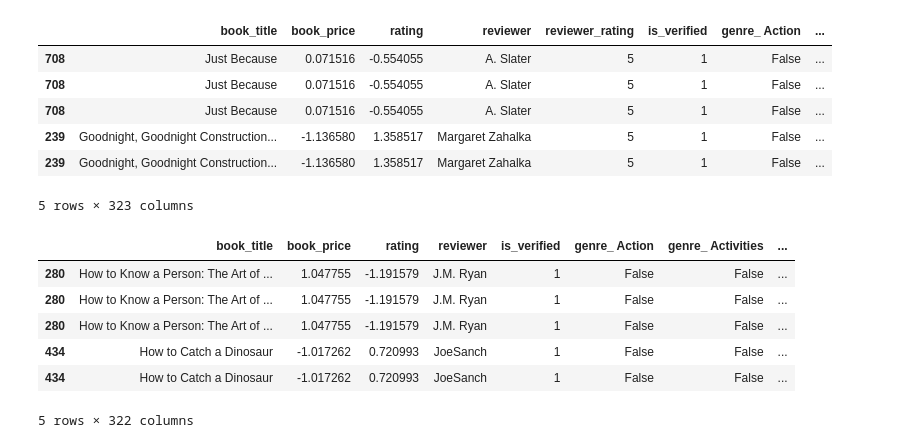
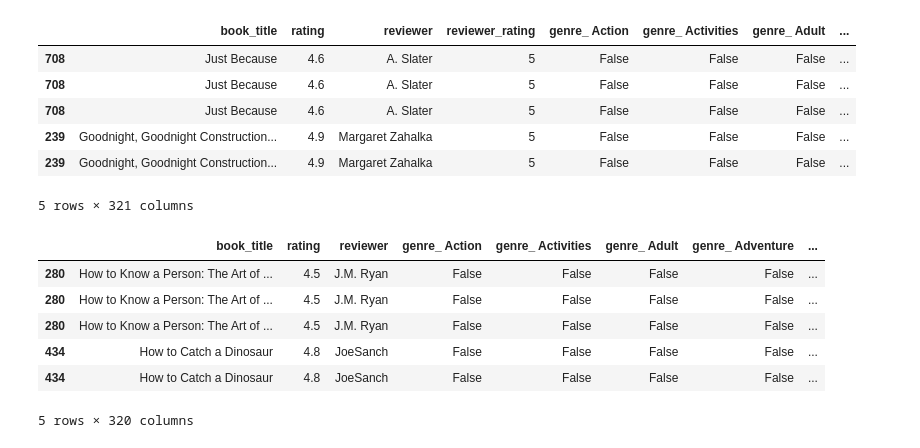
Before and after one commit to gonzalo-ceb/tf-data-science, a Jupyter notebook: notebooks/pre_procesamiento.ipynb, the cells around one changed output. Cells and saved outputs as stored; diff of their text form; code cells hidden in the pictures.

```diff
--- a/notebooks/pre_procesamiento.ipynb
+++ b/notebooks/pre_procesamiento.ipynb
@@ -30,54 +30,43 @@ test.head()
 | 585 | 69 | Hello, Baby Animals: A Durable Hi... | 4.73 | 4.9 | duopress labs, Julissa Mora | 2016 | Childrens, Picture Books, Animals | amazon.com/Hello-Baby-Animals-Hig... | ... |
 # %%
 # PROCESAMIENTO DE TRAIN
-train = train.drop(columns=['rank', 'url', 'timestamp', 'asin', 'author', 'year_of_publication', 'date', 'asin'])
+train = train.drop(columns=['rank', 'url', 'timestamp', 'asin', 'author', 'year_of_publication', 'date', 'asin', 'book_price','is_verified'])
 
 # SEPARAMOS LOS GÉNEROS
 train['genre'] = train['genre'].str.split(',')
 train = train.explode('genre')
 train = pd.get_dummies(train, columns=['genre'], drop_first=False)
-
-# IS_VERIFIED A BINARIO
-train['is_verified'] = train['is_verified'].apply(lambda x: 1 if x else 0)
-
-# COMPROBAR COLUMNAS NUMÉRICAS
-train['book_price'] = pd.to_numeric(train['book_price'], errors='coerce')
-train['rating'] = pd.to_numeric(train['rating'], errors='coerce')
-
-# ESCALADO VARIABLES NUMÉRICAS
-scaler = StandardScaler()
-train[['book_price', 'rating']] = scaler.fit_transform(train[['book_price', 'rating']])
 
 # PROCESAMIENTO DE LAS REVIEWS DE LOS USUARIOS
 tfidf_vectorizer_title = TfidfVectorizer(max_features=100)
 tfidf_vectorizer_description = TfidfVectorizer(max_features=100)
 
 # APLICAR TF-IDF
 tfidf_title = tfidf_vectorizer_title.fit_transform(train['review_title'].fillna(''))
 tfidf_description = tfidf_vectorizer_description.fit_transform(train['review_description'].fillna(''))
 
-# CONVERTIR TF-IDF EN DATAFRAMES
-tfidf_title_df = pd.DataFrame(tfidf_title.toarray(), columns=tfidf_vectorizer_title.get_feature_names_out(), index=train.index)
-tfidf_description_df = pd.DataFrame(tfidf_description.toarray(), columns=tfidf_vectorizer_description.get_feature_names_out(), index=train.index)
+# CONVERTIR TF-IDF EN DATAFRAMES CON PREFIJOS
+tfidf_title_df = pd.DataFrame(tfidf_title.toarray(), columns=[f'word_title_{word}' for word in tfidf_vectorizer_title.get_feature_names_out()], index=train.index)
+tfidf_description_df = pd.DataFrame(tfidf_description.toarray(), columns=[f'word_desc_{word}' for word in tfidf_vectorizer_description.get_feature_names_out()], index=train.index)
 
-# CONTATENARLOS
+# CONCATENARLOS
 train = pd.concat([train, tfidf_title_df, tfidf_description_df], axis=1)
 
 # ELIMINAR ORIGINALES
 train.drop(columns=['review_title', 'review_description'], inplace=True)
 
 train.head()
 # %% [output]
-|  | book_title | book_price | rating | reviewer | reviewer_rating | is_verified | genre_ Action | ... |
-| 708 | Just Because | 0.071516 | -0.554055 | A. Slater | 5 | 1 | False | ... |
-| 708 | Just Because | 0.071516 | -0.554055 | A. Slater | 5 | 1 | False | ... |
-| 708 | Just Because | 0.071516 | -0.554055 | A. Slater | 5 | 1 | False | ... |
-| 239 | Goodnight, Goodnight Construction... | -1.136580 | 1.358517 | Margaret Zahalka | 5 | 1 | False | ... |
-| 239 | Goodnight, Goodnight Construction... | -1.136580 | 1.358517 | Margaret Zahalka | 5 | 1 | False | ... |
+|  | book_title | rating | reviewer | reviewer_rating | genre_ Action | genre_ Activities | genre_ Adult | ... |
+| 708 | Just Because | 4.6 | A. Slater | 5 | False | False | False | ... |
+| 708 | Just Because | 4.6 | A. Slater | 5 | False | False | False | ... |
+| 708 | Just Because | 4.6 | A. Slater | 5 | False | False | False | ... |
+| 239 | Goodnight, Goodnight Construction... | 4.9 | Margaret Zahalka | 5 | False | False | False | ... |
+| 239 | Goodnight, Goodnight Construction... | 4.9 | Margaret Zahalka | 5 | False | False | False | ... |
-5 rows × 323 columns
+5 rows × 321 columns
 # %%
 # PROCESAMIENTO DE TEST
-test = test.drop(columns=['rank', 'url', 'timestamp', 'asin', 'author', 'year_of_publication', 'date', 'asin'])
+test = test.drop(columns=['rank', 'url', 'timestamp', 'asin', 'author', 'year_of_publication', 'date', 'asin', 'book_price','is_verified'])
 
 # SEPARAMOS LOS GÉNEROS
 test['genre'] = test['genre'].str.split(',')
@@ -89,16 +78,6 @@ missing_genres = set(train.columns) - set(test.columns)
 for col in missing_genres:
     if 'genre_' in col:  # Agregar columnas de género faltantes
         test[col] = 0
-
-# IS_VERIFIED A BINARIO
-test['is_verified'] = test['is_verified'].apply(lambda x: 1 if x else 0)
-
-# COMPROBAR QUE SON VALORES NUMÉRICOS
-test['book_price'] = pd.to_numeric(test['book_price'], errors='coerce')
-test['rating'] = pd.to_numeric(test['rating'], errors='coerce')
-
-# ESCALADO DE VARIABLES NUMÉRICAS
-test[['book_price', 'rating']] = scaler.transform(test[['book_price', 'rating']])
 
 # PROCESAMIENTO DE LAS REVIEWS DE LOS USUARIOS
 tfidf_title_test = tfidf_vectorizer_title.transform(test['review_title'].fillna(''))
@@ -127,13 +106,13 @@ assert train_columns == test_columns, "Train y Test no tienen las mismas columna
 
 test.head()
 # %% [output]
-|  | book_title | book_price | rating | reviewer | is_verified | genre_ Action | genre_ Activities | ... |
-| 280 | How to Know a Person: The Art of ... | 1.047755 | -1.191579 | J.M. Ryan | 1 | False | False | ... |
-| 280 | How to Know a Person: The Art of ... | 1.047755 | -1.191579 | J.M. Ryan | 1 | False | False | ... |
-| 280 | How to Know a Person: The Art of ... | 1.047755 | -1.191579 | J.M. Ryan | 1 | False | False | ... |
-| 434 | How to Catch a Dinosaur | -1.017262 | 0.720993 | JoeSanch | 1 | False | False | ... |
-| 434 | How to Catch a Dinosaur | -1.017262 | 0.720993 | JoeSanch | 1 | False | False | ... |
+|  | book_title | rating | reviewer | genre_ Action | genre_ Activities | genre_ Adult | genre_ Adventure | ... |
+| 280 | How to Know a Person: The Art of ... | 4.5 | J.M. Ryan | False | False | False | False | ... |
+| 280 | How to Know a Person: The Art of ... | 4.5 | J.M. Ryan | False | False | False | False | ... |
+| 280 | How to Know a Person: The Art of ... | 4.5 | J.M. Ryan | False | False | False | False | ... |
+| 434 | How to Catch a Dinosaur | 4.8 | JoeSanch | False | False | False | False | ... |
+| 434 | How to Catch a Dinosaur | 4.8 | JoeSanch | False | False | False | False | ... |
-5 rows × 322 columns
+5 rows × 320 columns
 # %%
 # EXPORTAMOS LOS DF
 train.to_csv('../data/train.csv', index=False)
```
